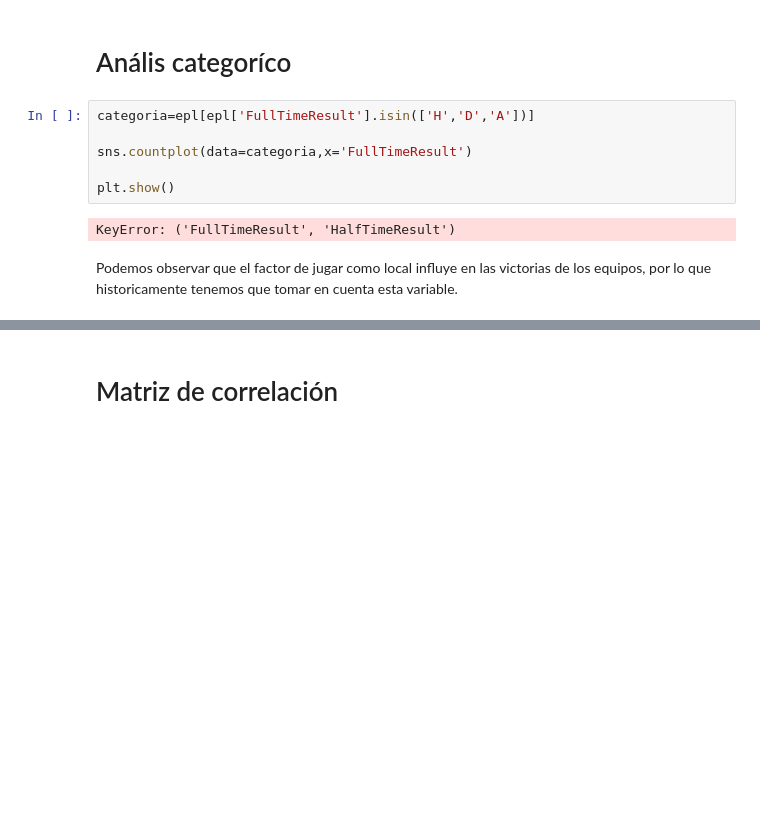
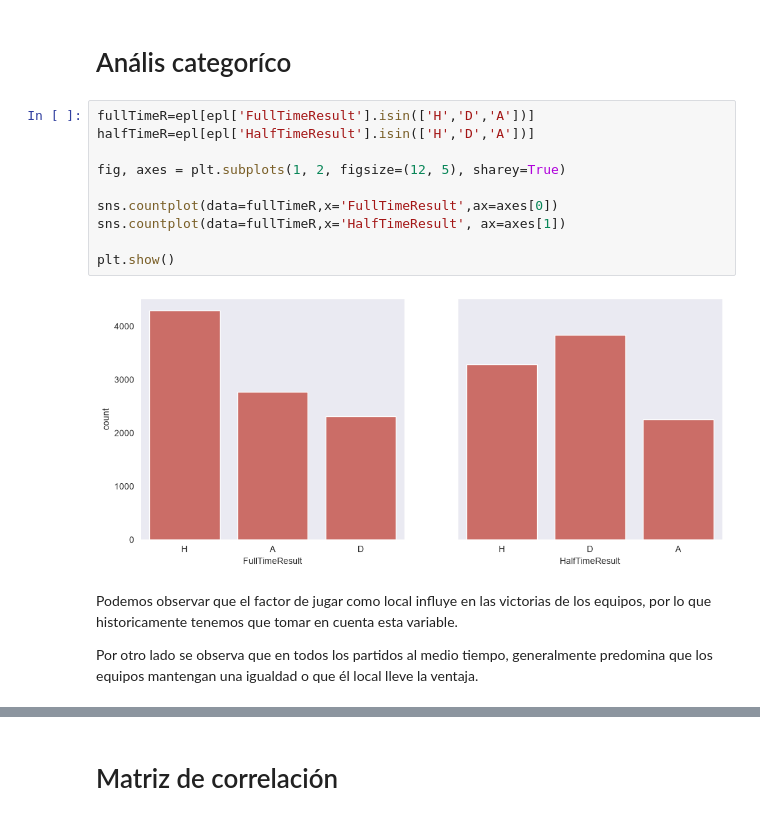
Before and after one commit to bratkidsk8/eplML, a Jupyter notebook: Analisis/analisis_general.ipynb, the cells around one changed output, grey strips where cells are left out. Saved outputs shown, nothing was run; the diff lists cells and outputs as text; blank space fills up the shorter version.

```diff
--- a/Analisis/analisis_general.ipynb
+++ b/Analisis/analisis_general.ipynb
@@ -124,12 +124,18 @@ plt.show()
 # %% [markdown]
 # Anális categoríco
 # %%
-categoria=epl[epl['FullTimeResult'].isin(['H','D','A'])]
+fullTimeR=epl[epl['FullTimeResult'].isin(['H','D','A'])]
+halfTimeR=epl[epl['HalfTimeResult'].isin(['H','D','A'])]
 
-sns.countplot(data=categoria,x='FullTimeResult')
+fig, axes = plt.subplots(1, 2, figsize=(12, 5), sharey=True)
+
+sns.countplot(data=fullTimeR,x='FullTimeResult',ax=axes[0])
+sns.countplot(data=fullTimeR,x='HalfTimeResult', ax=axes[1])
 
 plt.show()
 # %% [output]
-KeyError: ('FullTimeResult', 'HalfTimeResult')
+[figure, added]
 # %% [markdown]
 Podemos observar que el factor de jugar como local influye en las victorias de los equipos, por lo que historicamente tenemos que tomar en cuenta esta variable.
+
+Por otro lado se observa que en todos los partidos al medio tiempo, generalmente predomina que los equipos mantengan una igualdad o que él local lleve la ventaja.
```
Also changed, not shown: parts of 8 cells of this notebook, 1 other file.
